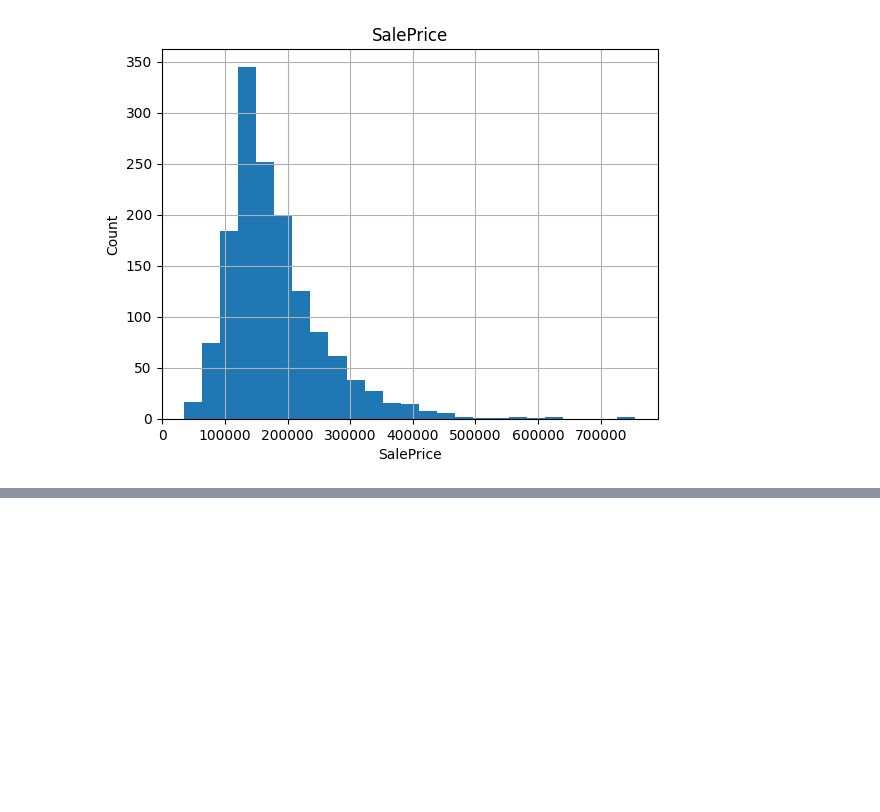
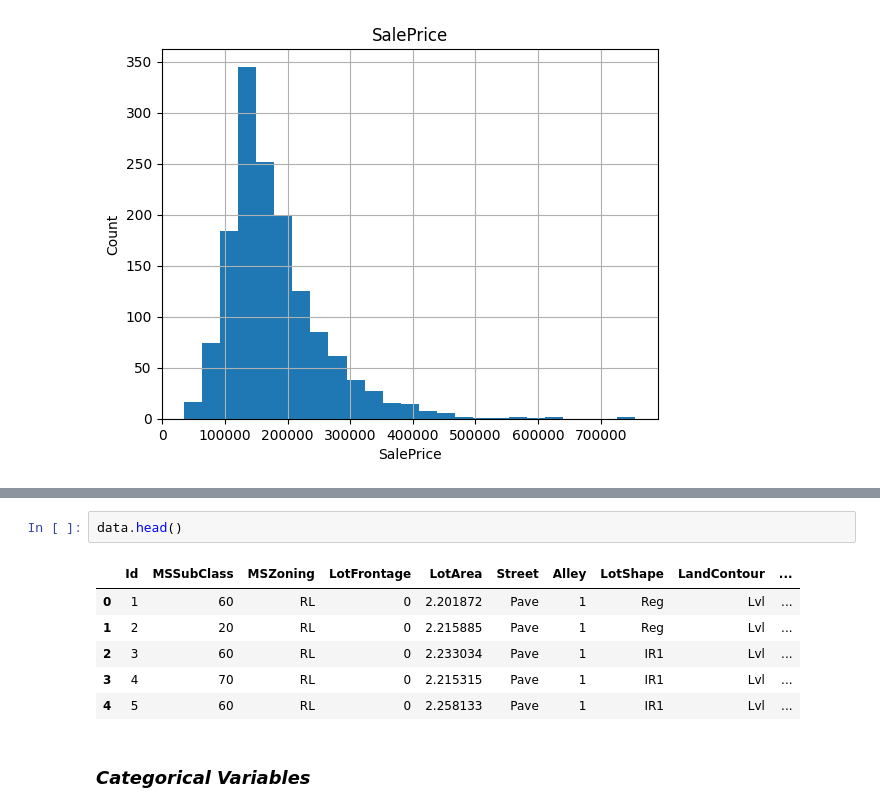
Before and after one commit to Yashwanth1119/Notes.io, a Jupyter notebook: EDA/Eda.ipynb, the cells around one changed output, grey strips where cells are left out. Drawn from its saved outputs; the diff is of its cells as text; blank space fills up the shorter version.

```diff
--- a/EDA/Eda.ipynb
+++ b/EDA/Eda.ipynb
@@ -260,0 +299,11 @@ for feature in continuous_feature:
+# %%
+data.head()
+# %% [output]
+|  | Id | MSSubClass | MSZoning | LotFrontage | LotArea | Street | Alley | LotShape | LandContour | ... |
+| 0 | 1 | 60 | RL | 0 | 2.201872 | Pave | 1 | Reg | Lvl | ... |
+| 1 | 2 | 20 | RL | 0 | 2.215885 | Pave | 1 | Reg | Lvl | ... |
+| 2 | 3 | 60 | RL | 0 | 2.233034 | Pave | 1 | IR1 | Lvl | ... |
+| 3 | 4 | 70 | RL | 0 | 2.215315 | Pave | 1 | IR1 | Lvl | ... |
+| 4 | 5 | 60 | RL | 0 | 2.258133 | Pave | 1 | IR1 | Lvl | ... |
+# %% [markdown]
+### ***Categorical Variables***
```
Also changed, not shown: parts of 10 cells of this notebook, 5 other files.
